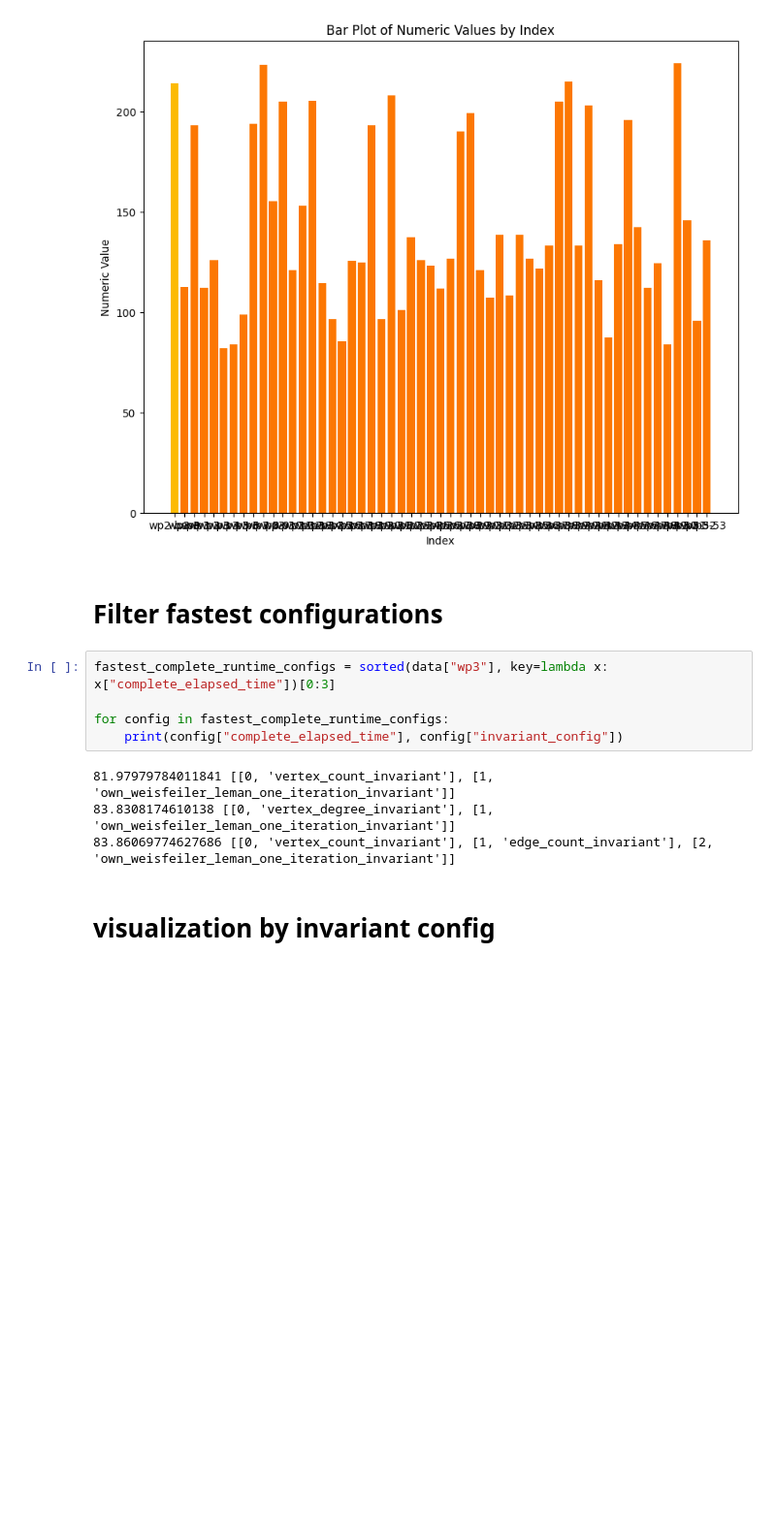
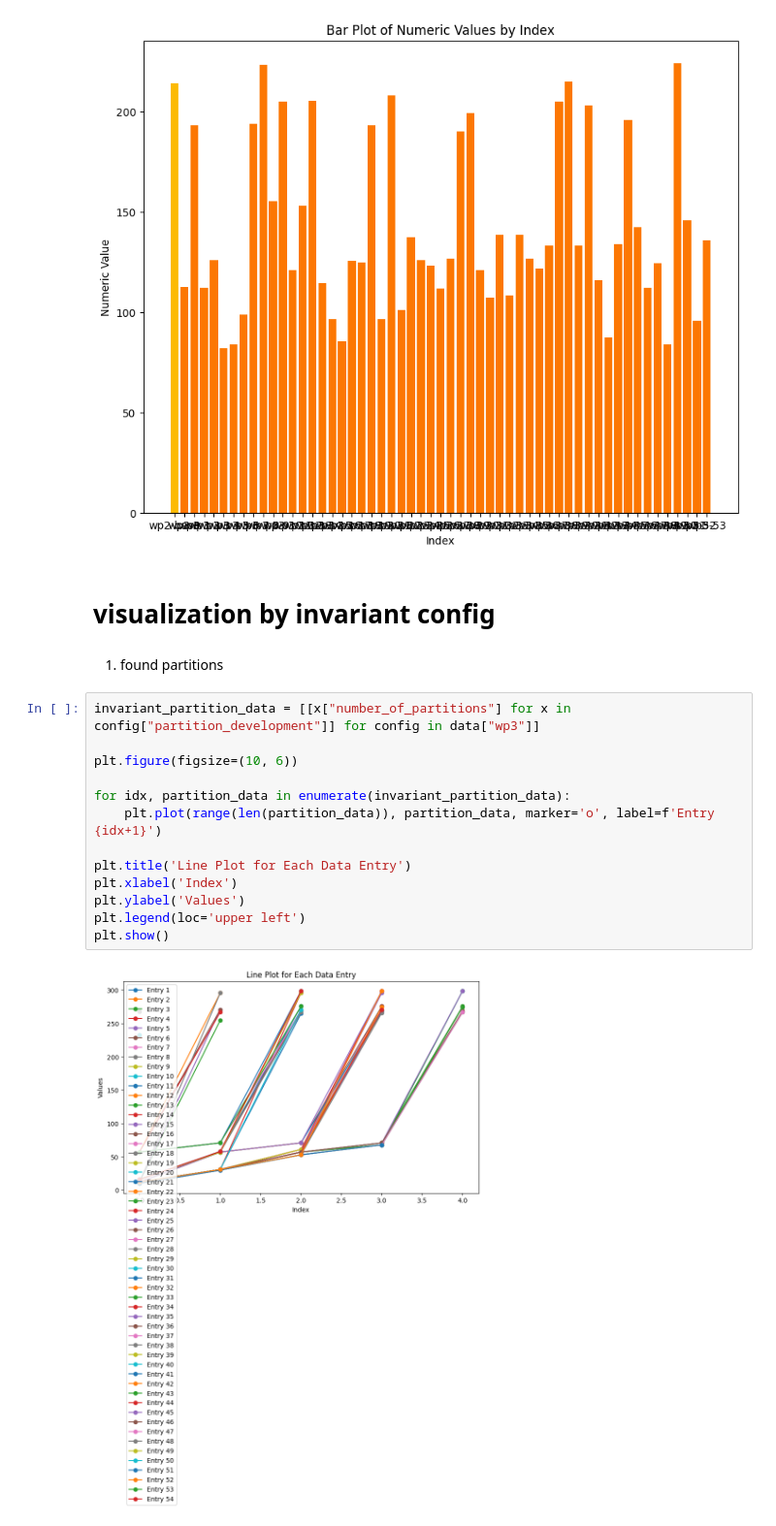
Before and after one commit to ForzaMark/graph_theory, a Jupyter notebook: plots.ipynb, the cells around one changed output. Shown: that part at 97% size. Saved outputs shown, nothing was run; the diff lists cells and outputs as text; blank space fills up the shorter version.

Commit message:
add plots

```diff
--- a/plots.ipynb
+++ b/plots.ipynb
@@ -43,16 +43,22 @@ plt.title('Bar Plot of Numeric Values by Index')
 plt.show()
 # %% [output]
 [figure]
-# %% [markdown]
-# Filter fastest configurations
-# %%
-fastest_complete_runtime_configs = sorted(data["wp3"], key=lambda x: x["complete_elapsed_time"])[0:3]
-
-for config in fastest_complete_runtime_configs:
-    print(config["complete_elapsed_time"], config["invariant_config"])
-# %% [output]
-81.97979784011841 [[0, 'vertex_count_invariant'], [1, 'own_weisfeiler_leman_one_iteration_invariant']]
-83.8308174610138 [[0, 'vertex_degree_invariant'], [1, 'own_weisfeiler_leman_one_iteration_invariant']]
-83.86069774627686 [[0, 'vertex_count_invariant'], [1, 'edge_count_invariant'], [2, 'own_weisfeiler_leman_one_iteration_invariant']]
 # %% [markdown]
 # visualization by invariant config
+# %% [markdown]
+1. found partitions
+# %%
+invariant_partition_data = [[x["number_of_partitions"] for x in config["partition_development"]] for config in data["wp3"]]
+
+plt.figure(figsize=(10, 6))
+
+for idx, partition_data in enumerate(invariant_partition_data):
+    plt.plot(range(len(partition_data)), partition_data, marker='o', label=f'Entry {idx+1}')
+
+plt.title('Line Plot for Each Data Entry')
+plt.xlabel('Index')
+plt.ylabel('Values')
+plt.legend(loc='upper left')
+plt.show()
+# %% [output]
+[figure, added]
```
Also changed, not shown: parts of 2 cells of this notebook.
